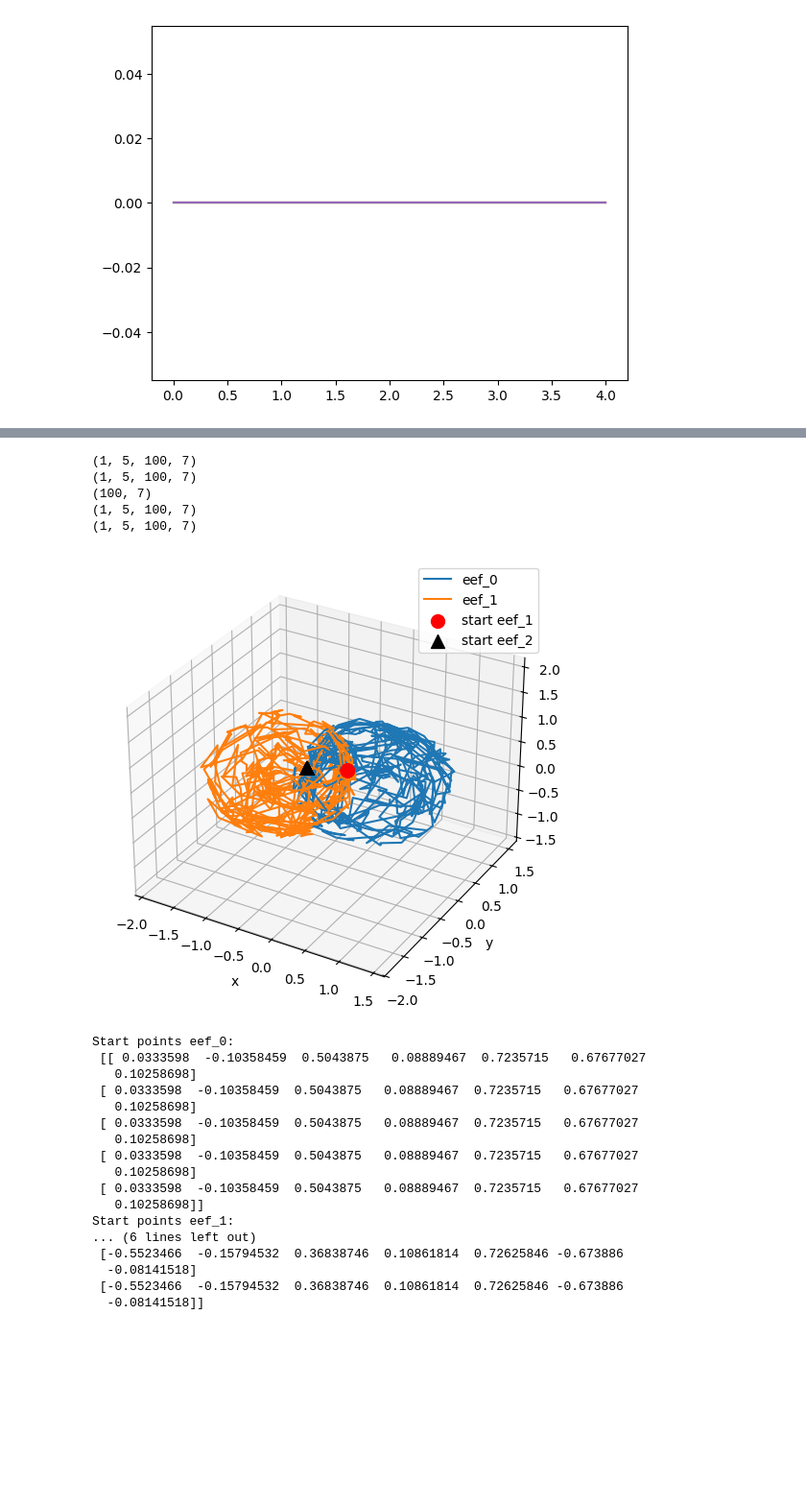
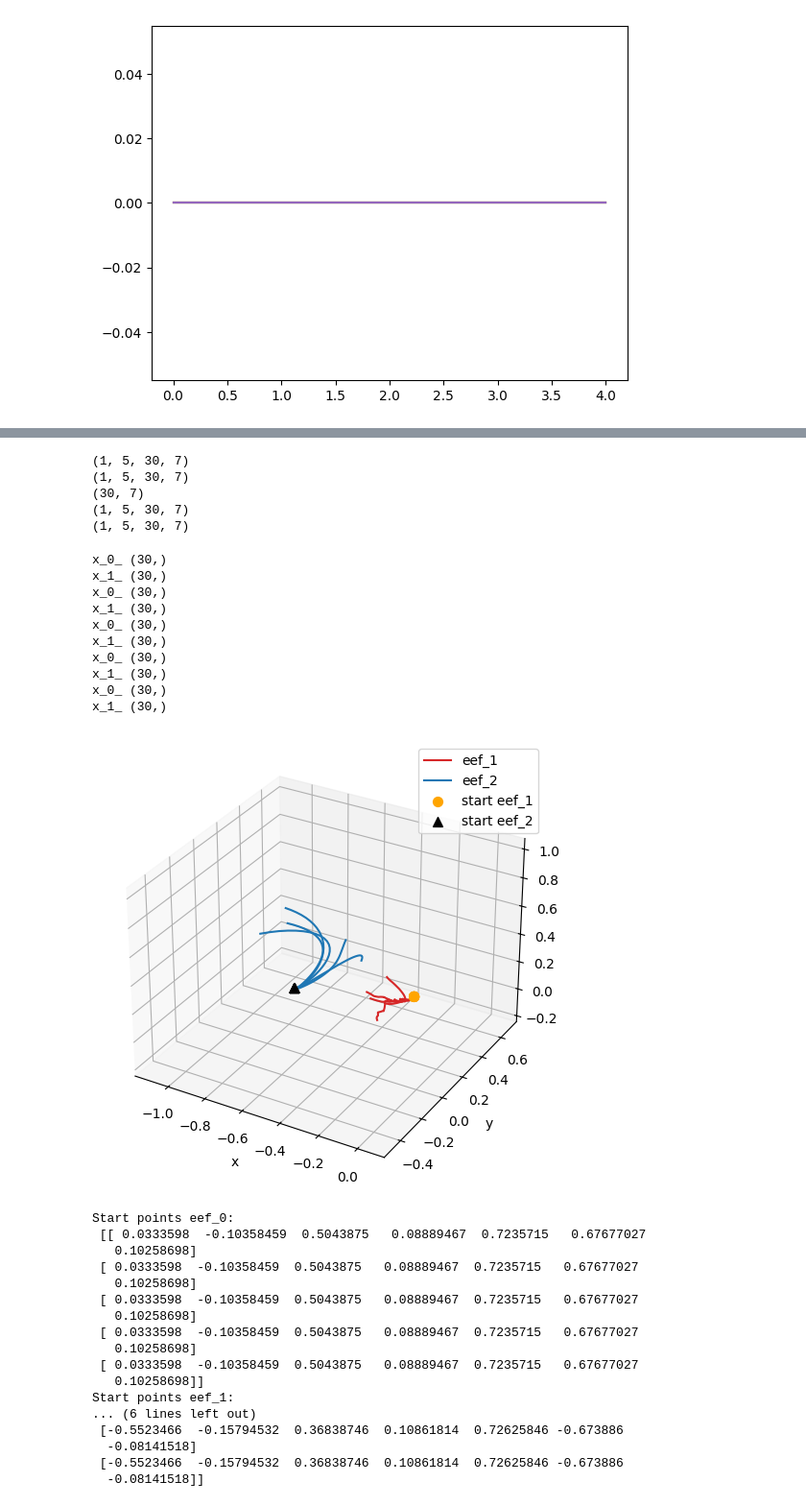
Before and after one commit to AKS-Lab-Univertsity-of-Tartu/bimanual_manipulation, a Jupyter notebook: real_demo/sampling_based_planner/mjx_planner_eef_plot.ipynb, the cells around one changed output, grey strips where cells are left out. Shown at 96% size. Cells and saved outputs as stored; diff of their text form; code cells hidden in the pictures; blank space fills up the shorter version.

Commit message:
eef_plot jupyter notebook modified. issue #22

```diff
--- a/real_demo/sampling_based_planner/mjx_planner_eef_plot.ipynb
+++ b/real_demo/sampling_based_planner/mjx_planner_eef_plot.ipynb
@@ -20,7 +20,7 @@ print(os.getcwd())
 model_path = "../ur5e_hande_mjx/scene.xml"
 num_dof = 12
 num_batch = 5
-num_steps = 100
+num_steps = 30
 maxiter_cem = 1
 num_elite = 0.5
 timestep = 0.1
@@ -641,11 +644,11 @@ print(eef_0_planned.shape)
 print(eef_0_.shape)
 print(eef_1_.shape)
 # %% [output]
-(1, 5, 100, 7)
-(1, 5, 100, 7)
-(100, 7)
-(1, 5, 100, 7)
-(1, 5, 100, 7)
+(1, 5, 30, 7)
+(1, 5, 30, 7)
+(30, 7)
+(1, 5, 30, 7)
+(1, 5, 30, 7)
 # %%
 def set_axes_equal(ax):
     """Make axes of a 3D plot have equal scale."""
@@ -736,8 +739,8 @@ import matplotlib.pyplot as plt
 import numpy as np
 
 # Assuming eef_0_, eef_1_, eef_0, eef_1, xi_cov_single are already defined
-arr_0_ = eef_0_.squeeze(0)  # shape: (num_batch, num_steps, 3)
-arr_1_ = eef_1_.squeeze(0)
+arr_0_ = eef_0.squeeze(0)  # shape: (num_batch, num_steps, 3)
+arr_1_ = eef_1.squeeze(0)
 arr_0 = eef_0.squeeze(0)
 arr_1 = eef_1.squeeze(0)
 
@@ -747,54 +750,66 @@ num_batch, num_steps, _ = arr_0_.shape
 fig = plt.figure(figsize=(8, 6))
 ax = fig.add_subplot(111, projection="3d")
 
-color_0 = "tab:blue"   # color for all arr_0 trajectories
-color_1 = "tab:orange" # color for all arr_1 trajectories
+color_0 = "tab:red"   # color for all arr_0 trajectories
+color_1 = "tab:blue" # color for all arr_1 trajectories
 
 # Plot trajectories
 for b in range(num_batch):
     x_0_, y_0_, z_0_ = arr_0_[b, :, 0], arr_0_[b, :, 1], arr_0_[b, :, 2]
+    print("x_0_", x_0_.shape)
     x_1_, y_1_, z_1_ = arr_1_[b, :, 0], arr_1_[b, :, 1], arr_1_[b, :, 2]
+    print("x_1_", x_1_.shape)
 
-    ax.plot(x_0_, y_0_, z_0_, color=color_0, label="eef_0" if b == 0 else "")
-    ax.plot(x_1_, y_1_, z_1_, color=color_1, label="eef_1" if b == 0 else "")
+    ax.plot(x_0_, y_0_, z_0_, color=color_0, label="eef_1" if b == 0 else "")
+    ax.plot(x_1_, y_1_, z_1_, color=color_1, label="eef_2" if b == 0 else "")
 
 # Mark all initial points to check if batches start from same point
 ax.scatter(arr_0_[:, 0, 0], arr_0_[:, 0, 1], arr_0_[:, 0, 2],
-           color='red', marker='o', s=100, label="start eef_1")
+           color='orange', marker='o', s=50, label="start eef_1")
 ax.scatter(arr_1_[:, 0, 0], arr_1_[:, 0, 1], arr_1_[:, 0, 2],
-           color='black', marker='^', s=100, label="start eef_2")
+           color='black', marker='^', s=50, label="start eef_2")
 
 # Labels
 ax.set_xlabel("x")
 ax.set_ylabel("y")
 ax.set_zlabel("z")
 ax.legend()
 
 # Save figure
 plt.savefig(f"trajectories_cov_{xi_cov_single[0,0]:.3f}_steps_{num_steps}_batch_{num_batch}.png",
             dpi=300, bbox_inches="tight")
 set_axes_equal(ax)
 plt.show()
 
 # Optional numeric check for exact values of start points
 print("Start points eef_0:\n", arr_0_[:, 0, :])
 print("Start points eef_1:\n", arr_1_[:, 0, :])
 # %% [output]
+x_0_ (30,)
+x_1_ (30,)
+x_0_ (30,)
+x_1_ (30,)
+x_0_ (30,)
+x_1_ (30,)
+x_0_ (30,)
+x_1_ (30,)
+x_0_ (30,)
+x_1_ (30,)
-[figure, old version]
+[figure, new version]
-Start points eef_0:
- [[ 0.0333598  -0.10358459  0.5043875   0.08889467  0.7235715   0.67677027
-   0.10258698]
- [ 0.0333598  -0.10358459  0.5043875   0.08889467  0.7235715   0.67677027
-   0.10258698]
- [ 0.0333598  -0.10358459  0.5043875   0.08889467  0.7235715   0.67677027
-   0.10258698]
- [ 0.0333598  -0.10358459  0.5043875   0.08889467  0.7235715   0.67677027
-   0.10258698]
- [ 0.0333598  -0.10358459  0.5043875   0.08889467  0.7235715   0.67677027
-   0.10258698]]
-Start points eef_1:
-... (6 lines left out)
- [-0.5523466  -0.15794532  0.36838746  0.10861814  0.72625846 -0.673886
-  -0.08141518]
- [-0.5523466  -0.15794532  0.36838746  0.10861814  0.72625846 -0.673886
-  -0.08141518]]
+Start points eef_0:
+ [[ 0.0333598  -0.10358459  0.5043875   0.08889467  0.7235715   0.67677027
+   0.10258698]
+ [ 0.0333598  -0.10358459  0.5043875   0.08889467  0.7235715   0.67677027
+   0.10258698]
+ [ 0.0333598  -0.10358459  0.5043875   0.08889467  0.7235715   0.67677027
+   0.10258698]
+ [ 0.0333598  -0.10358459  0.5043875   0.08889467  0.7235715   0.67677027
+   0.10258698]
+ [ 0.0333598  -0.10358459  0.5043875   0.08889467  0.7235715   0.67677027
+   0.10258698]]
+Start points eef_1:
+... (6 lines left out)
+ [-0.5523466  -0.15794532  0.36838746  0.10861814  0.72625846 -0.673886
+  -0.08141518]
+ [-0.5523466  -0.15794532  0.36838746  0.10861814  0.72625846 -0.673886
+  -0.08141518]]
```
Also changed, not shown: parts of 11 cells of this notebook.
